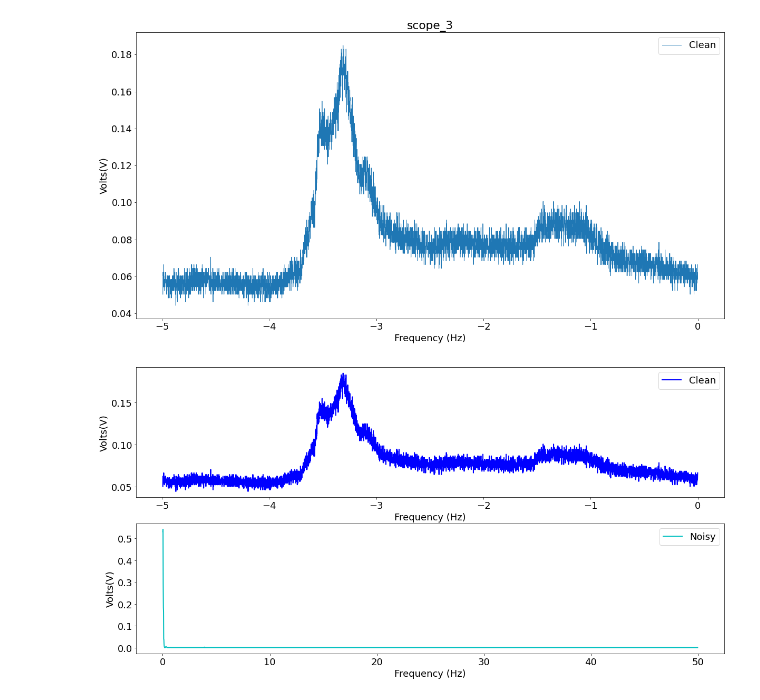
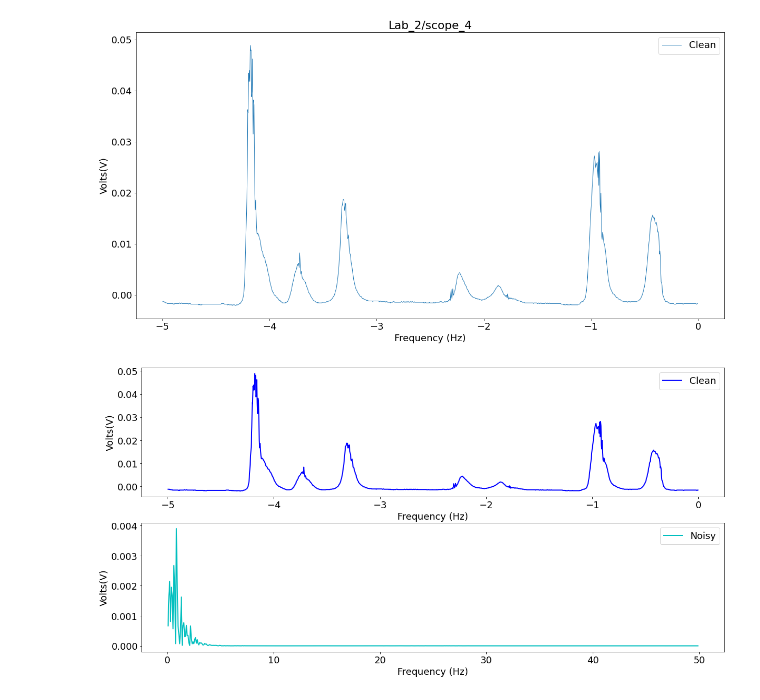
Before and after one commit to sutapa6/smart_wearable_tech, a Jupyter notebook: fft.ipynb, the cells around one changed output. Saved outputs shown, nothing was run; the diff lists cells and outputs as text; code cells hidden in the pictures.

Commit message:
feat: fft Notebook now works with new data files

```diff
--- a/fft.ipynb
+++ b/fft.ipynb
@@ -1,30 +1,30 @@
 # %%
 import pandas as pd
 import numpy as np
 import matplotlib.pyplot as plt
 
 
 plt.rcParams['figure.figsize'] = [20, 10]
 plt.rcParams.update({'font.size': 18})
 
 # Plotting a line graph from data acquired from CSV
-filename = 'data/scope_3.csv'
+filename = 'data/Lab_2/scope_4.csv'
 df = pd.read_csv(filename, delimiter=',', skiprows=0)
 
 dt = 0.01
 t = df['x_axis']
 f = df['channel_2']  # Sum of two frequencies
 
 plt.plot(t, f, LineWidth=1, label="Clean")
 plt.xlabel("Frequency (Hz)")
 title = filename.replace("data/", "")
 title = title.replace(".csv", "")
 plt.title(title)
 plt.ylabel("Volts(V)")
 plt.legend()
 plt.show()
 # %% [output]
-[figure, old version]
+[figure, new version]
 # %%
 ## Compute the Fast Fourier Transform (FFT)
 
@@ -50,5 +50,5 @@ plt.legend()
 
 plt.show()
 # %% [output]
-[figure, old version]
+[figure, new version]
 # %%
```
Also changed, not shown: parts of 2 cells of this notebook.
